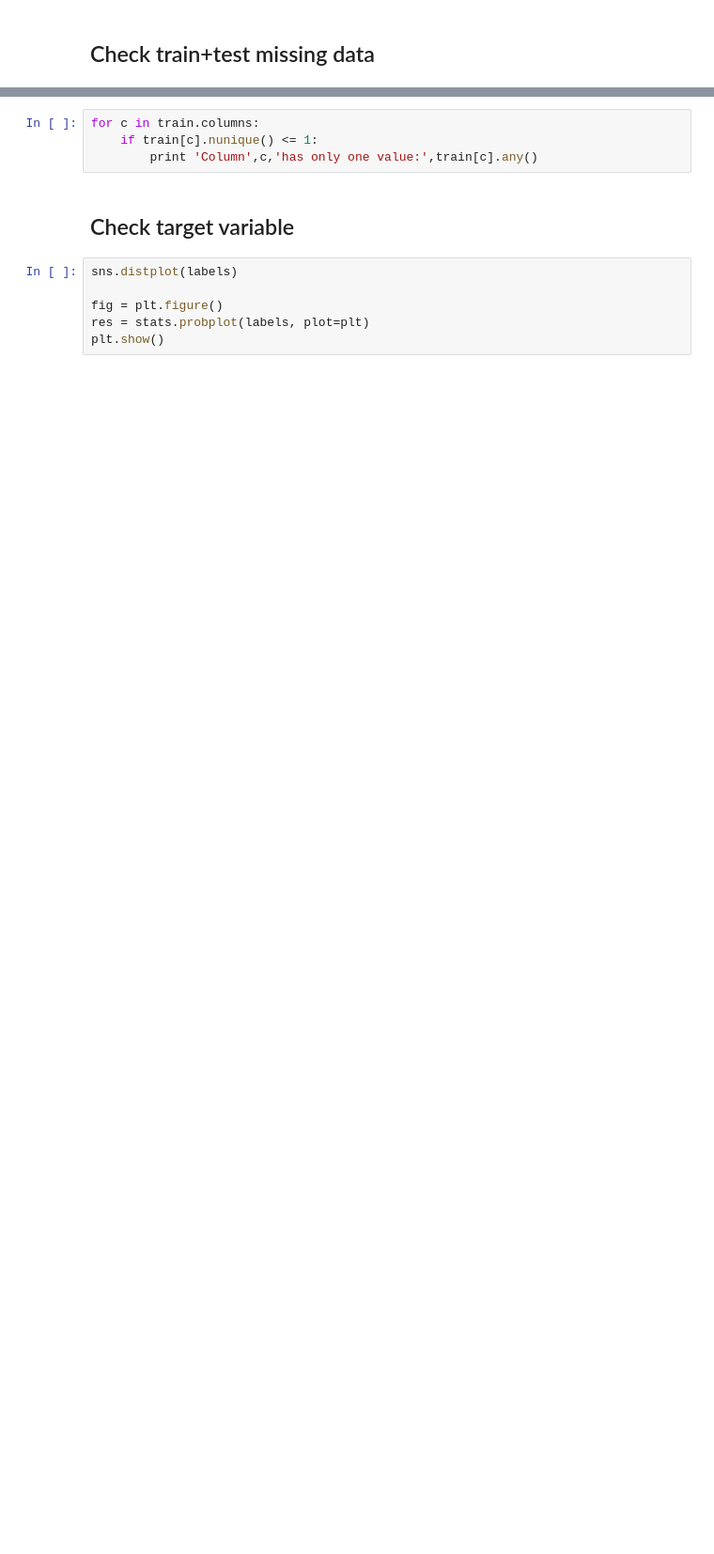
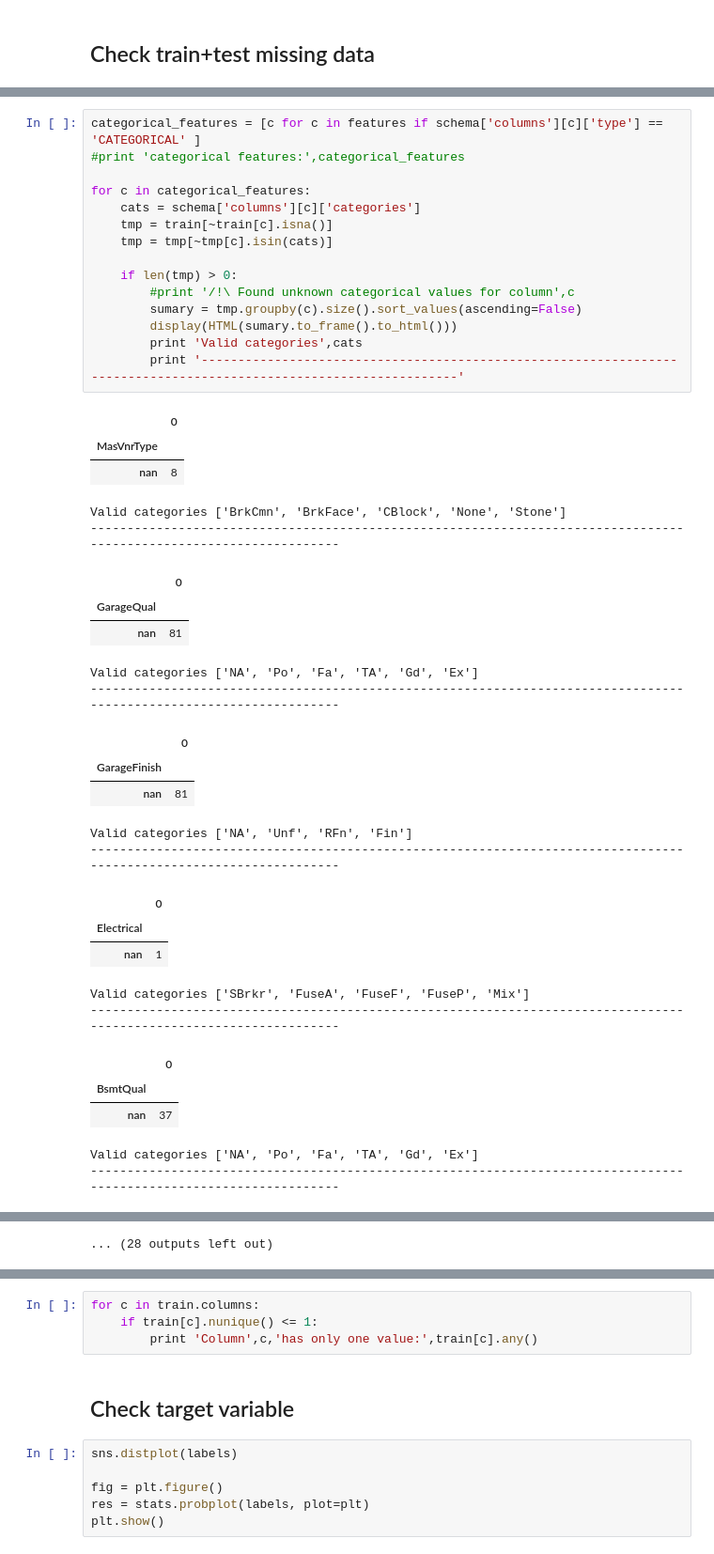
Before and after one commit to benji/generic-eda-notebook, a Jupyter notebook: generic_eda.ipynb, the cells around one changed output, grey strips where cells are left out. Shown at 94% size. Drawn from its saved outputs; the diff is of its cells as text; blank space fills up the shorter version.

```diff
--- a/generic_eda.ipynb
+++ b/generic_eda.ipynb
@@ -70,0 +100,41 @@ Number of features with missing data: 34
+# %%
+categorical_features = [c for c in features if schema['columns'][c]['type'] == 'CATEGORICAL' ]
+#print 'categorical features:',categorical_features
+
+for c in categorical_features:
+    cats = schema['columns'][c]['categories']
+    tmp = train[~train[c].isna()]
+    tmp = tmp[~tmp[c].isin(cats)]
+
+    if len(tmp) > 0:
+        #print '/!\ Found unknown categorical values for column',c
+        sumary = tmp.groupby(c).size().sort_values(ascending=False)
+        display(HTML(sumary.to_frame().to_html()))
+        print 'Valid categories',cats
+        print '-------------------------------------------------------------------------------------------------------------------'
+# %% [output]
+|  | 0 |
+| MasVnrType |  |
+| nan | 8 |
+Valid categories ['BrkCmn', 'BrkFace', 'CBlock', 'None', 'Stone']
+-------------------------------------------------------------------------------------------------------------------
+|  | 0 |
+| GarageQual |  |
+| nan | 81 |
+Valid categories ['NA', 'Po', 'Fa', 'TA', 'Gd', 'Ex']
+-------------------------------------------------------------------------------------------------------------------
+|  | 0 |
+| GarageFinish |  |
+| nan | 81 |
+Valid categories ['NA', 'Unf', 'RFn', 'Fin']
+-------------------------------------------------------------------------------------------------------------------
+|  | 0 |
+| Electrical |  |
+| nan | 1 |
+Valid categories ['SBrkr', 'FuseA', 'FuseF', 'FuseP', 'Mix']
+-------------------------------------------------------------------------------------------------------------------
+|  | 0 |
+| BsmtQual |  |
+| nan | 37 |
+Valid categories ['NA', 'Po', 'Fa', 'TA', 'Gd', 'Ex']
+-------------------------------------------------------------------------------------------------------------------
@@ -71,2 +146,3 @@ Number of features with missing data: 34
+... (28 outputs left out)
 # %% [markdown]
 ## Check train columns with unique value
```
Also changed, not shown: parts of 16 cells of this notebook, 2 other files.
